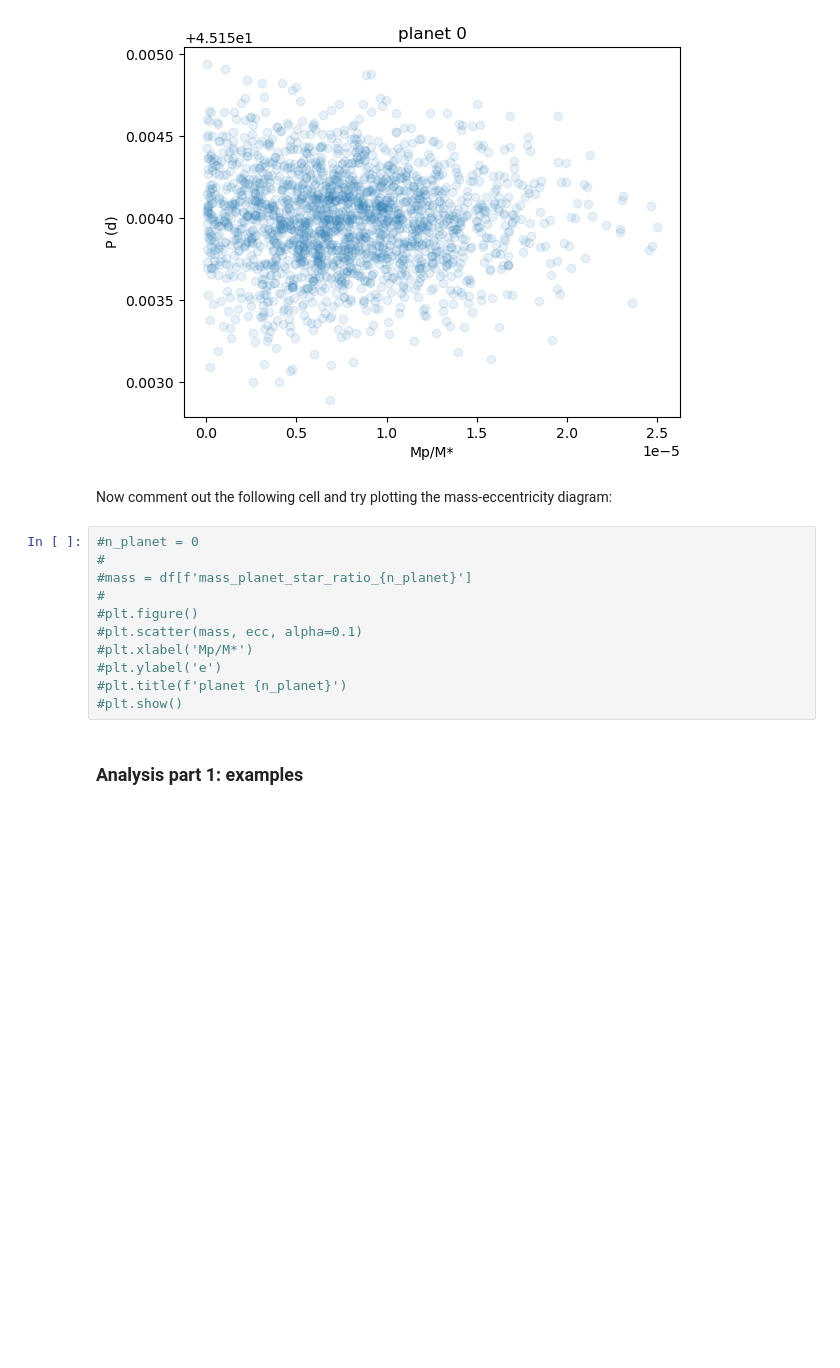
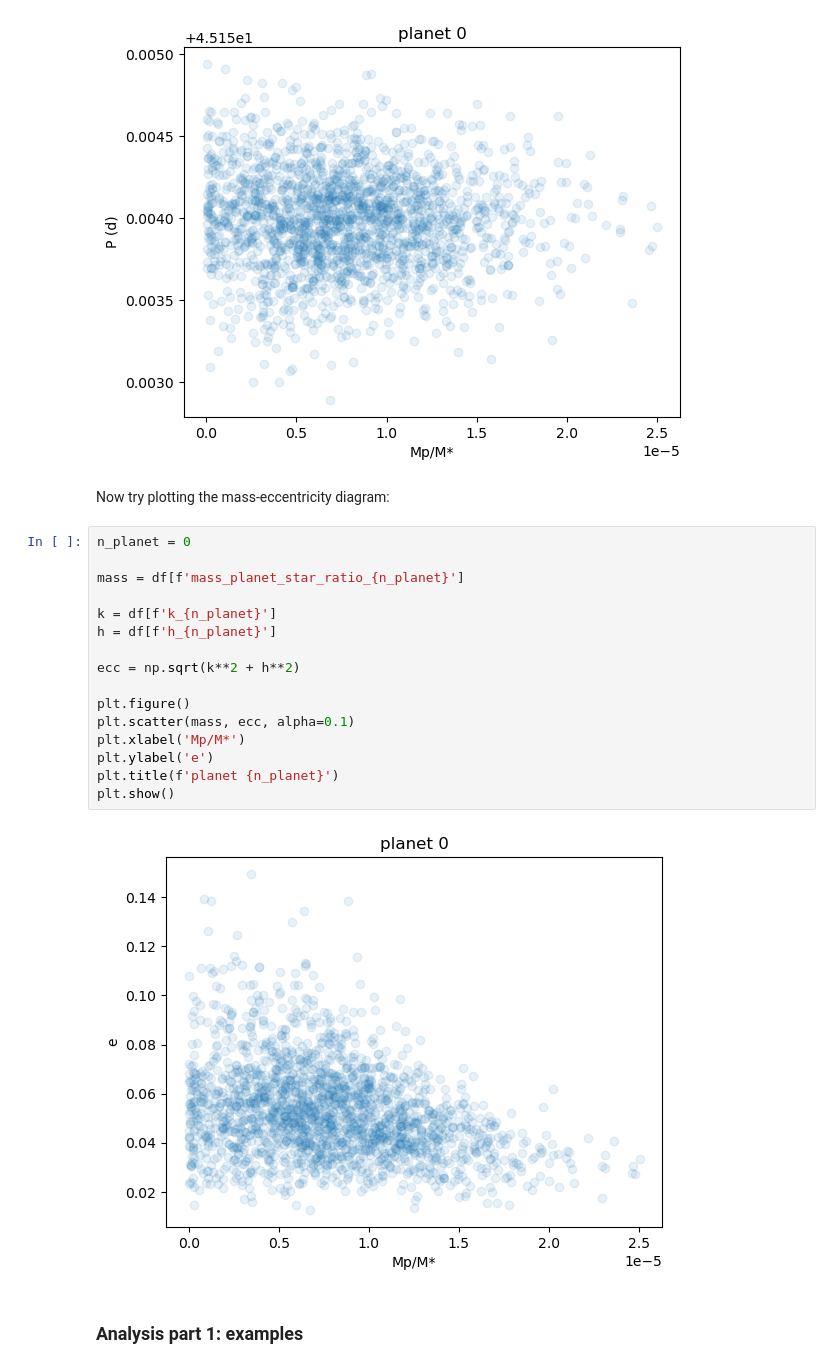
Before and after one commit to adleleu/resonantstate_nb, a Jupyter notebook: notebook_observations.ipynb, the cells around one changed output. Cells and saved outputs as stored; diff of their text form; blank space fills up the shorter version.

```diff
--- a/notebook_observations.ipynb
+++ b/notebook_observations.ipynb
@@ -153,18 +153,25 @@ plt.show()
 # %% [output]
 [figure]
 # %% [markdown]
-Now comment out the following cell and try plotting the mass-eccentricity diagram:
+Now try plotting the mass-eccentricity diagram:
 # %%
-#n_planet = 0
-#
-#mass = df[f'mass_planet_star_ratio_{n_planet}']
-#
-#plt.figure()
-#plt.scatter(mass, ecc, alpha=0.1)
-#plt.xlabel('Mp/M*')
-#plt.ylabel('e')
-#plt.title(f'planet {n_planet}')
-#plt.show()
+n_planet = 0
+
+mass = df[f'mass_planet_star_ratio_{n_planet}']
+
+k = df[f'k_{n_planet}']
+h = df[f'h_{n_planet}']
+
+ecc = np.sqrt(k**2 + h**2)
+
+plt.figure()
+plt.scatter(mass, ecc, alpha=0.1)
+plt.xlabel('Mp/M*')
+plt.ylabel('e')
+plt.title(f'planet {n_planet}')
+plt.show()
+# %% [output]
+[figure, added]
 # %% [markdown]
 ### Analysis part 1: examples
 # %% [markdown]
```
Also changed, not shown: parts of 18 cells of this notebook, 1 other file.
